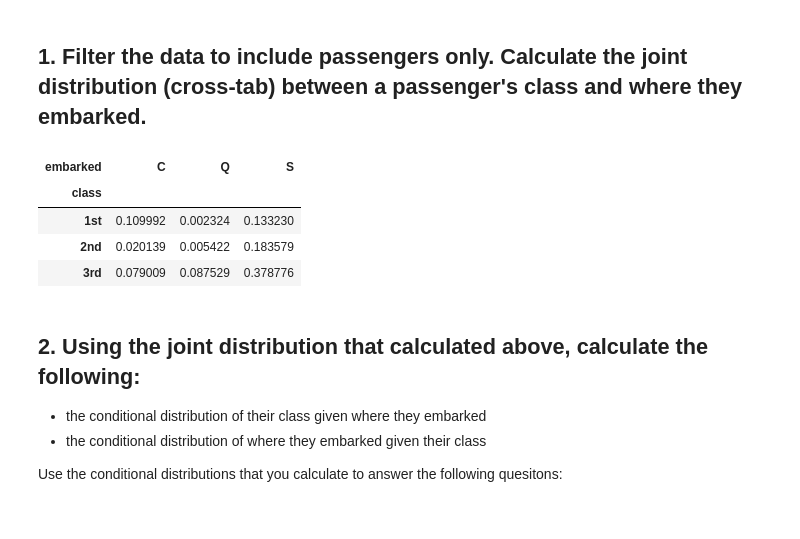
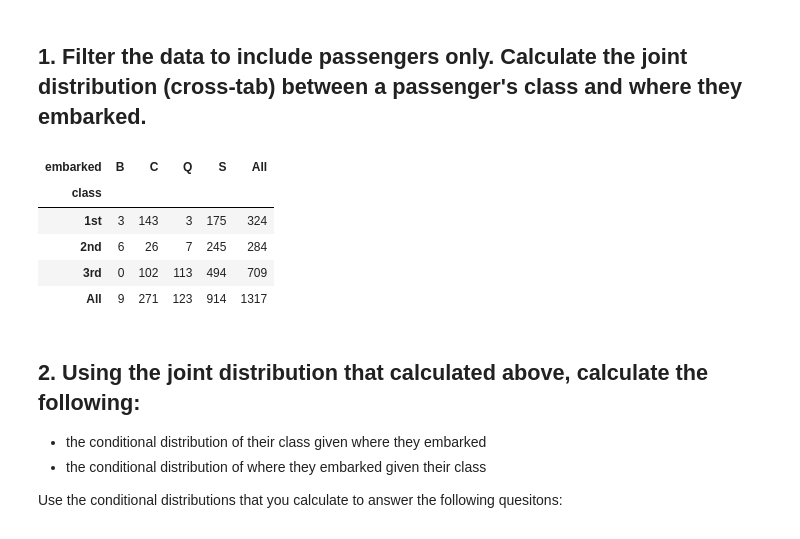
Before and after one commit to chloefeehan/GSB544, a Jupyter notebook: In_Class/Week_2/Titanic_Wrangling.ipynb, the cells around one changed output. Cells and saved outputs as stored; diff of their text form; code cells hidden in the pictures.

Commit message:
updating titanic wrangling file an dmaking changes to lab 1

```diff
--- a/In_Class/Week_2/Titanic_Wrangling.ipynb
+++ b/In_Class/Week_2/Titanic_Wrangling.ipynb
@@ -13,17 +13,21 @@ df_titanic = pd.read_csv(data_dir + "titanic.csv")
 # %% [markdown]
 ## 1. Filter the data to include passengers only. Calculate the joint distribution (cross-tab) between a passenger's class and where they embarked.
 # %%
-# Code here
-df_titanic = df_titanic.dropna(subset = ["fare"])
+# filter the dataset by passengers
+#df_titanic = df_titanic.dropna(subset = ["fare"])
+passengers = df_titanic[(df_titanic["class"].isin(["1st", "2nd", "3rd"]))]
 
-distributions = pd.crosstab(df_titanic["class"], df_titanic["embarked"], normalize=True)
+
+# calculate joint distribution
+distributions = pd.crosstab(passengers["class"], passengers["embarked"], margins = True)
 distributions
 # %% [output]
-| embarked | C | Q | S |
-| class |  |  |  |
-| 1st | 0.109992 | 0.002324 | 0.133230 |
-| 2nd | 0.020139 | 0.005422 | 0.183579 |
-| 3rd | 0.079009 | 0.087529 | 0.378776 |
+| embarked | B | C | Q | S | All |
+| class |  |  |  |  |  |
+| 1st | 3 | 143 | 3 | 175 | 324 |
+| 2nd | 6 | 26 | 7 | 245 | 284 |
+| 3rd | 0 | 102 | 113 | 494 | 709 |
+| All | 9 | 271 | 123 | 914 | 1317 |
 # %% [markdown]
 ## 2. Using the joint distribution that calculated above, calculate the following:
 
```
Also changed, not shown: parts of 5 cells of this notebook, 17 other files.
